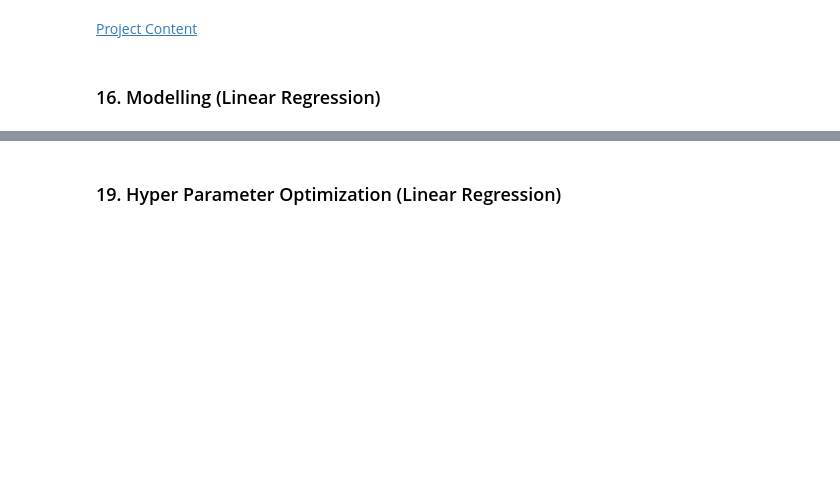
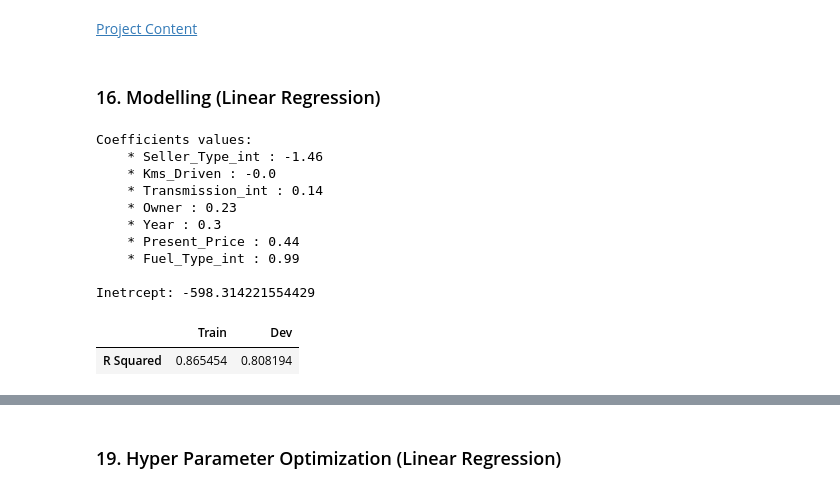
Before and after one commit to mamishere/Car-Dataset, a Jupyter notebook: Car-Dataset.ipynb, the cells around one changed output, grey strips where cells are left out. Cells and saved outputs as stored; diff of their text form; code cells hidden in the pictures; blank space fills up the shorter version.

Commit message:
Linear Regression Modelling

```diff
--- a/Car-Dataset.ipynb
+++ b/Car-Dataset.ipynb
@@ -248,3 +274,38 @@ def f_vif_function(dataframe, omited_fields = None):
+# %%
+def f_linear_regression(train , dev):
+    """
+    This function has been defined to model a linear regression and show R squared value of train and development datasets.
+
+    Args:
+        train (list): A list of both x and y dataframes for training the model
+        dev (list): A list of both x and y dataframes for checking the model
+
+    Returns:
+        results (pandas.core.frame.DataFrame): R squared value of the model of both train and dev datasets
+    """
+
+    model = LinearRegression()
+    model.fit(train[0], train[1])
+
+    results = pd.DataFrame(columns = ["Train", "Dev"], index = ["R Squared"])
+    results["Train"] = [model.score(train[0], train[1])]
+    results["Dev"] = [model.score(dev[0], dev[1])]
+
+    fields = list((train[0]).columns)
+    coefficients = list(model.coef_)
+    coefficients_dict = {fields[i]: coefficients[i] for i in range(len(fields))}
+    sorted_coefficients_dict = sorted(coefficients_dict.items(), key = lambda x : x[1])
+
+    intercept = model.intercept_
+
+    print(f"Coefficients values:")
+
+    for i in range(len(fields)):
+        print(f"    * {sorted_coefficients_dict[i][0]} : {round((sorted_coefficients_dict[i][1]), 2)}")
+
+    print(f"\nInetrcept: {model.intercept_}\n")
+
+    return results
 # %% [markdown]
 [Project Content](#0)
 # %% [markdown]
@@ -684,0 +709,2 @@ Test (y) dataset shape is:       (55, 1)
+# %%
+x_t, x_d, y_t, y_d = f_train_dev_split(no_ol_df[num_f + cat_f_int], "Selling_Price")
@@ -686,3 +724,18 @@ Test (y) dataset shape is:       (55, 1)
 [Project Content](#0)
 # %% [markdown]
 ### 16. Modelling (Linear Regression) <a id = 16></a>
+# %%
+f_linear_regression([x_t, y_t], [x_d, y_d])
+# %% [output]
+Coefficients values:
+    * Seller_Type_int : -1.46
+    * Kms_Driven : -0.0
+    * Transmission_int : 0.14
+    * Owner : 0.23
+    * Year : 0.3
+    * Present_Price : 0.44
+    * Fuel_Type_int : 0.99
+
+Inetrcept: -598.314221554429
+|  | Train | Dev |
+| R Squared | 0.865454 | 0.808194 |
```
Also changed, not shown: parts of 14 cells of this notebook.
